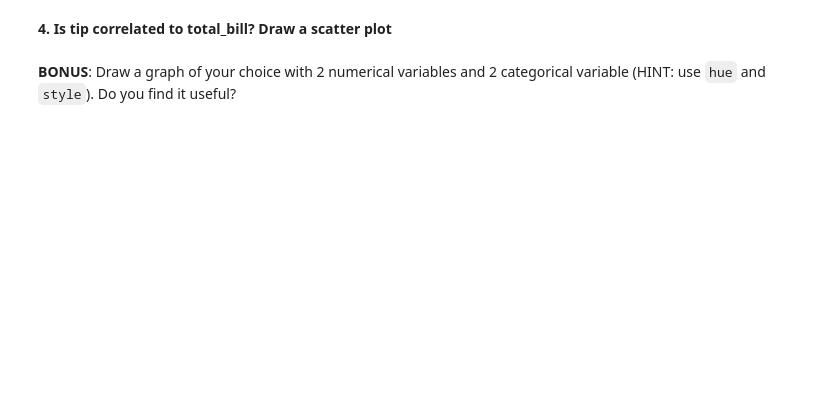
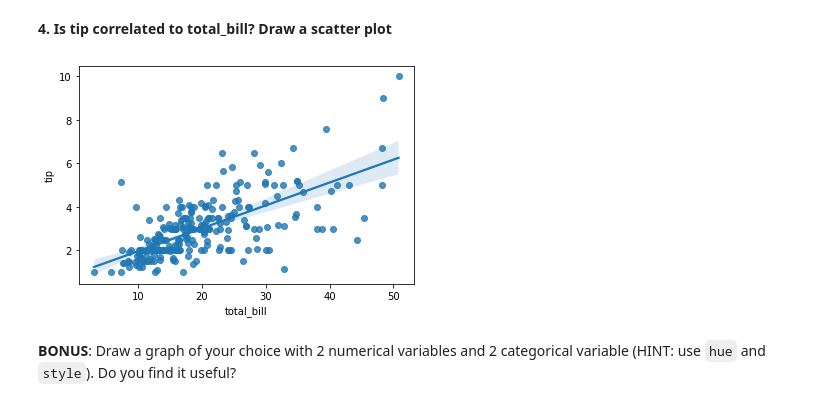
Before and after one commit to Ironhack-Part-Time-Enero2022/lab-visualization-intr, a Jupyter notebook: your-code/challenge-1.ipynb, the cells around one changed output. Cells and saved outputs as stored; diff of their text form; code cells hidden in the pictures; blank space fills up the shorter version.

```diff
--- a/your-code/challenge-1.ipynb
+++ b/your-code/challenge-1.ipynb
@@ -70,4 +55,11 @@ dtype: bool
 # %% [markdown]
 **4. Is tip correlated to total_bill? Draw a scatter plot**
+# %%
+tabla_tip_bill = sns.regplot(x='total_bill',
+                            y='tip',
+                            data=df_tips)
+# It seems that the higher the bill is, the scatterer the values are
+# %% [output]
+[figure, added]
 # %% [markdown]
 **BONUS**: Draw a graph of your choice with 2 numerical variables and 2 categorical variable (HINT: use `hue` and `style`). Do you find it useful?
```
Also changed, not shown: parts of 7 cells of this notebook.
